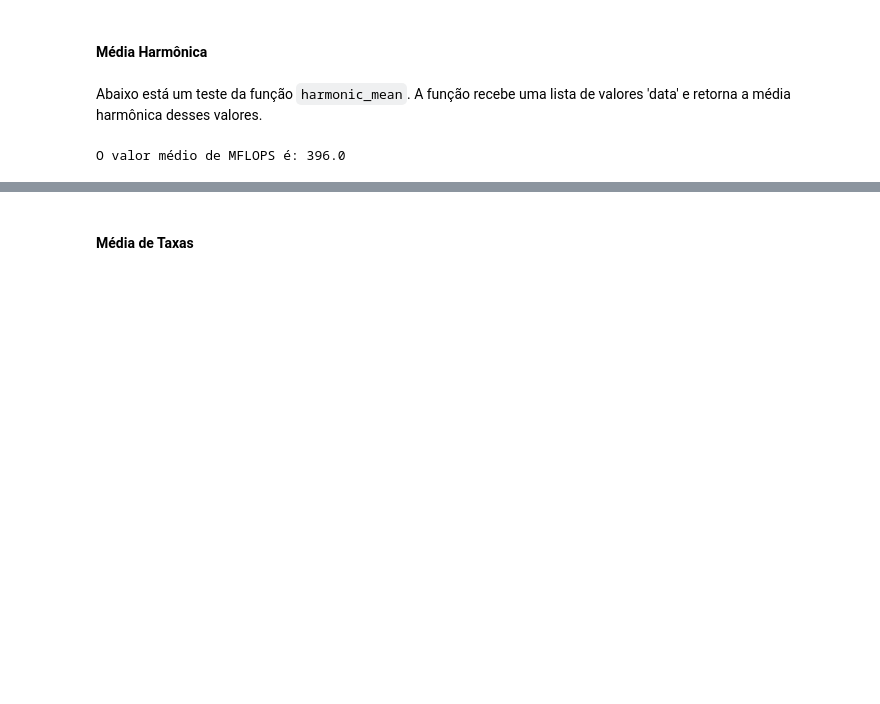
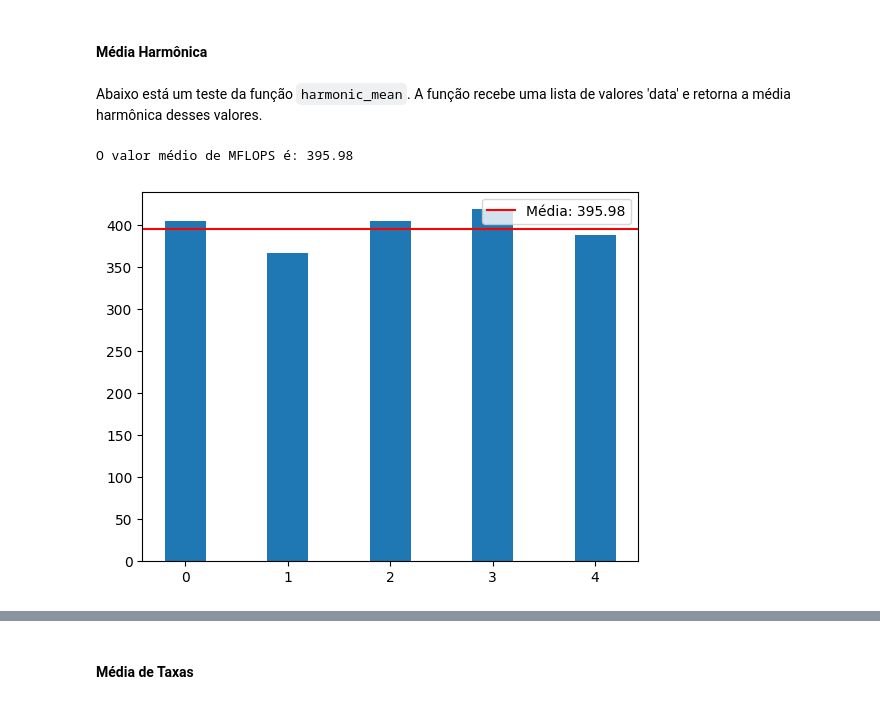
Before and after one commit to felipefraxe/ADBib, a Jupyter notebook: main.ipynb, the cells around one changed output, grey strips where cells are left out. Saved outputs shown, nothing was run; the diff lists cells and outputs as text; code cells hidden in the pictures; blank space fills up the shorter version.

```diff
--- a/main.ipynb
+++ b/main.ipynb
@@ -76,10 +152,13 @@ Abaixo está um teste da função `harmonic_mean`. A função recebe uma lista d
 # %%
 # Considere o conjunto de medidas (em MFLOPS) obtidas em um experimento.
 
 data = [405, 367, 405, 419, 388]
 
 mean = harmonic_mean(data)
 
 print(f'O valor médio de MFLOPS é: {mean}')
+
+plot_values_with_mean(data, mean)
 # %% [output]
-O valor médio de MFLOPS é: 396.0
+O valor médio de MFLOPS é: 395.98
+[figure, added]
```
Also changed, not shown: parts of 7 cells of this notebook, 1 other file.
